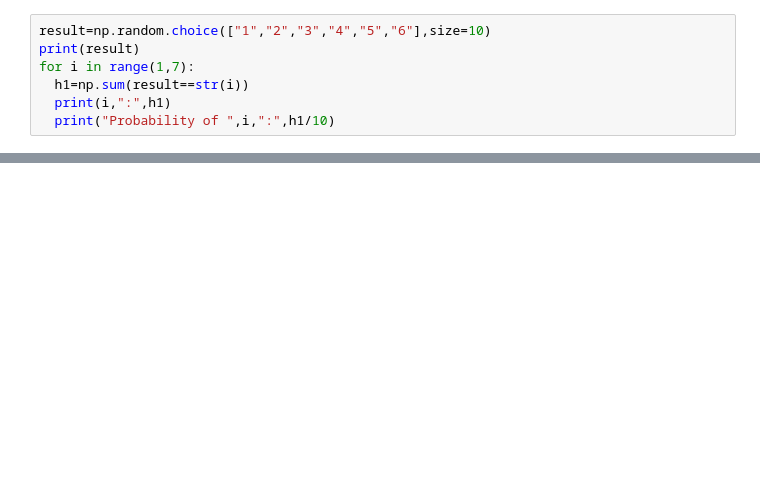
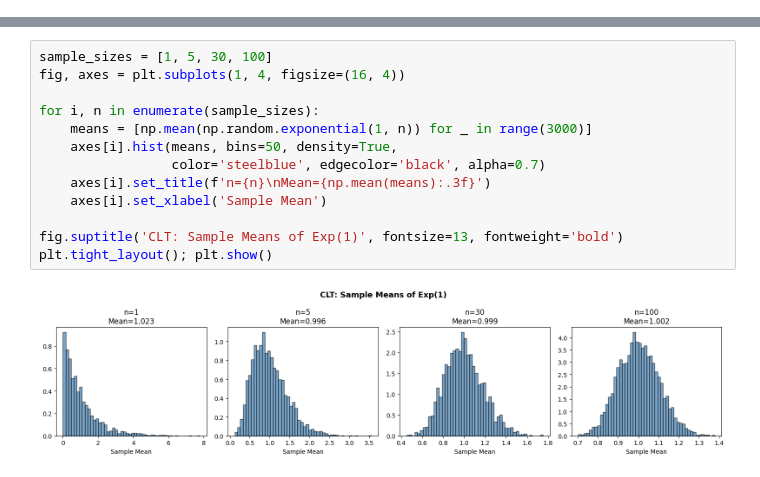
Before and after one commit to Mithiilesh/AES-lab-, a Jupyter notebook: Untitled1.ipynb, the cells around one changed output, grey strips where cells are left out. Drawn from its saved outputs; the diff is of its cells as text; blank space fills up the shorter version.

```diff
--- a/Untitled1.ipynb
+++ b/Untitled1.ipynb
@@ -83,7 +0,0 @@ plt.show()
-# %%
-result=np.random.choice(["1","2","3","4","5","6"],size=10)
-print(result)
-for i in range(1,7):
-  h1=np.sum(result==str(i))
-  print(i,":",h1)
-  print("Probability of ",i,":",h1/10)
@@ -120,0 +44,15 @@ plt.show()
+# %%
+sample_sizes = [1, 5, 30, 100]
+fig, axes = plt.subplots(1, 4, figsize=(16, 4))
+
+for i, n in enumerate(sample_sizes):
+    means = [np.mean(np.random.exponential(1, n)) for _ in range(3000)]
+    axes[i].hist(means, bins=50, density=True,
+                 color='steelblue', edgecolor='black', alpha=0.7)
+    axes[i].set_title(f'n={n}\nMean={np.mean(means):.3f}')
+    axes[i].set_xlabel('Sample Mean')
+
+fig.suptitle('CLT: Sample Means of Exp(1)', fontsize=13, fontweight='bold')
+plt.tight_layout(); plt.show()
+# %% [output]
+[figure, added]
```
Also changed, not shown: parts of 16 cells of this notebook.
